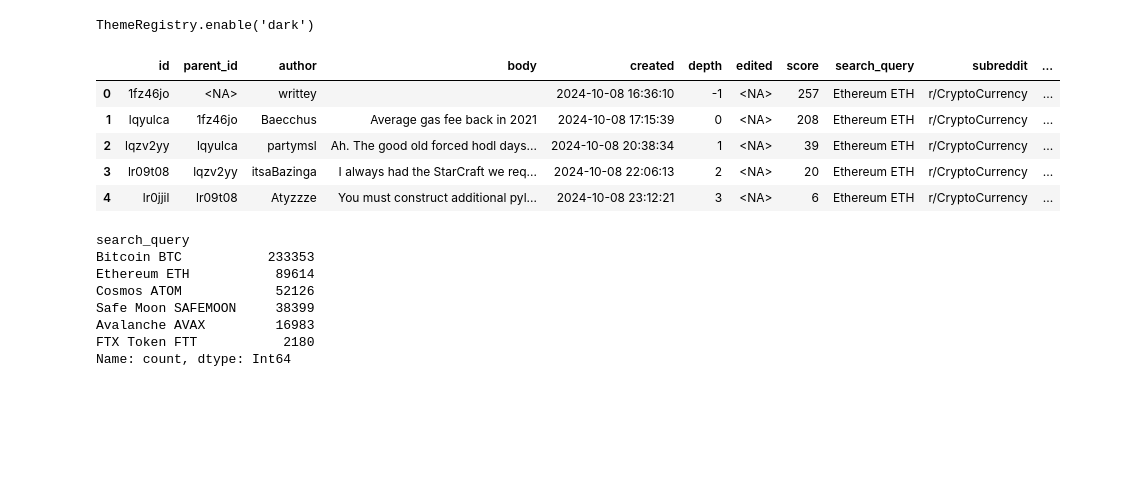
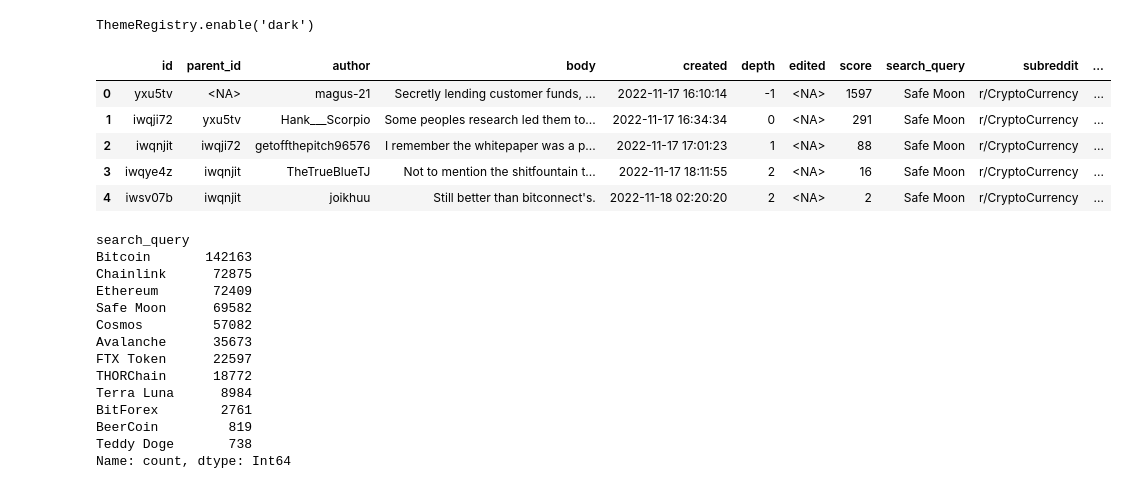
Before and after one commit to CryptoFraudDetection/main, a Jupyter notebook: notebooks/09-simple-eda.ipynb, the cells around one changed output. Cells and saved outputs as stored; diff of their text form; code cells hidden in the pictures; blank space fills up the shorter version.

Commit message:
add correct data for EDA

```diff
--- a/notebooks/09-simple-eda.ipynb
+++ b/notebooks/09-simple-eda.ipynb
@@ -6,25 +6,31 @@ alt.themes.enable("dark")
 # %% [output]
 ThemeRegistry.enable('dark')
 # %%
-df = pd.read_parquet("../data/processed/reddit_posts_2.parquet")
+df = pd.read_parquet("../data/processed/reddit_posts.parquet")
 df.head(5)
 # %% [output]
 |  | id | parent_id | author | body | created | depth | edited | score | search_query | subreddit | ... |
-| 0 | 1fz46jo | <NA> | writtey |  | 2024-10-08 16:36:10 | -1 | <NA> | 257 | Ethereum ETH | r/CryptoCurrency | ... |
-| 1 | lqyulca | 1fz46jo | Baecchus | Average gas fee back in 2021 | 2024-10-08 17:15:39 | 0 | <NA> | 208 | Ethereum ETH | r/CryptoCurrency | ... |
-| 2 | lqzv2yy | lqyulca | partymsl | Ah. The good old forced hodl days... | 2024-10-08 20:38:34 | 1 | <NA> | 39 | Ethereum ETH | r/CryptoCurrency | ... |
-| 3 | lr09t08 | lqzv2yy | itsaBazinga | I always had the StarCraft we req... | 2024-10-08 22:06:13 | 2 | <NA> | 20 | Ethereum ETH | r/CryptoCurrency | ... |
-| 4 | lr0jjil | lr09t08 | Atyzzze | You must construct additional pyl... | 2024-10-08 23:12:21 | 3 | <NA> | 6 | Ethereum ETH | r/CryptoCurrency | ... |
+| 0 | yxu5tv | <NA> | magus-21 | Secretly lending customer funds, ... | 2022-11-17 16:10:14 | -1 | <NA> | 1597 | Safe Moon | r/CryptoCurrency | ... |
+| 1 | iwqji72 | yxu5tv | Hank___Scorpio | Some peoples research led them to... | 2022-11-17 16:34:34 | 0 | <NA> | 291 | Safe Moon | r/CryptoCurrency | ... |
+| 2 | iwqnjit | iwqji72 | getoffthepitch96576 | I remember the whitepaper was a p... | 2022-11-17 17:01:23 | 1 | <NA> | 88 | Safe Moon | r/CryptoCurrency | ... |
+| 3 | iwqye4z | iwqnjit | TheTrueBlueTJ | Not to mention the shitfountain t... | 2022-11-17 18:11:55 | 2 | <NA> | 16 | Safe Moon | r/CryptoCurrency | ... |
+| 4 | iwsv07b | iwqnjit | joikhuu | Still better than bitconnect's. | 2022-11-18 02:20:20 | 2 | <NA> | 2 | Safe Moon | r/CryptoCurrency | ... |
 # %%
 df["search_query"].value_counts()
 # %% [output]
 search_query
-Bitcoin BTC           233353
-Ethereum ETH           89614
-Cosmos ATOM            52126
-Safe Moon SAFEMOON     38399
-Avalanche AVAX         16983
-FTX Token FTT           2180
+Bitcoin       142163
+Chainlink      72875
+Ethereum       72409
+Safe Moon      69582
+Cosmos         57082
+Avalanche      35673
+FTX Token      22597
+THORChain      18772
+Terra Luna      8984
+BitForex        2761
+BeerCoin         819
+Teddy Doge       738
 Name: count, dtype: Int64
 # %%
 subreddit_query = (
```
Also changed, not shown: parts of 8 cells of this notebook.
